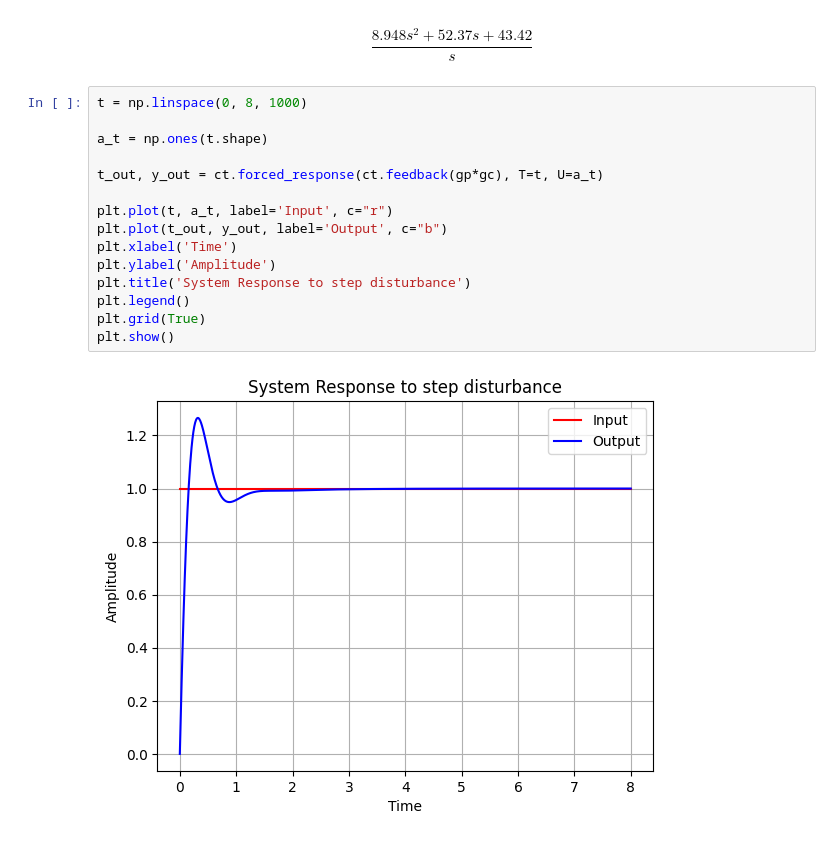
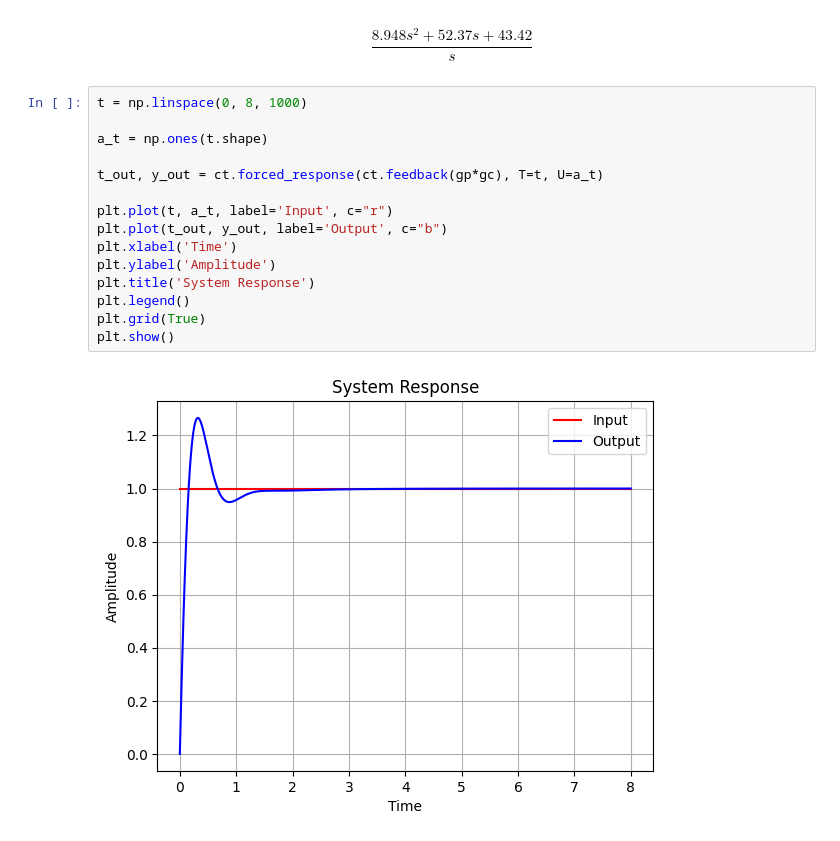
Before and after one commit to Nikolas010101/ModernControl, a Jupyter notebook: PID.ipynb, the cells around one changed output. Cells and saved outputs as stored; diff of their text form.

```diff
--- a/PID.ipynb
+++ b/PID.ipynb
@@ -189,17 +189,17 @@ $$\frac{8.948 s^2 + 52.37 s + 43.42}{s}$$
 # %%
 t = np.linspace(0, 8, 1000)
 
 a_t = np.ones(t.shape)
 
 t_out, y_out = ct.forced_response(ct.feedback(gp*gc), T=t, U=a_t)
 
 plt.plot(t, a_t, label='Input', c="r")
 plt.plot(t_out, y_out, label='Output', c="b")
 plt.xlabel('Time')
 plt.ylabel('Amplitude')
-plt.title('System Response to step disturbance')
+plt.title('System Response')
 plt.legend()
 plt.grid(True)
 plt.show()
 # %% [output]
-[figure, old version]
+[figure, new version]
```
